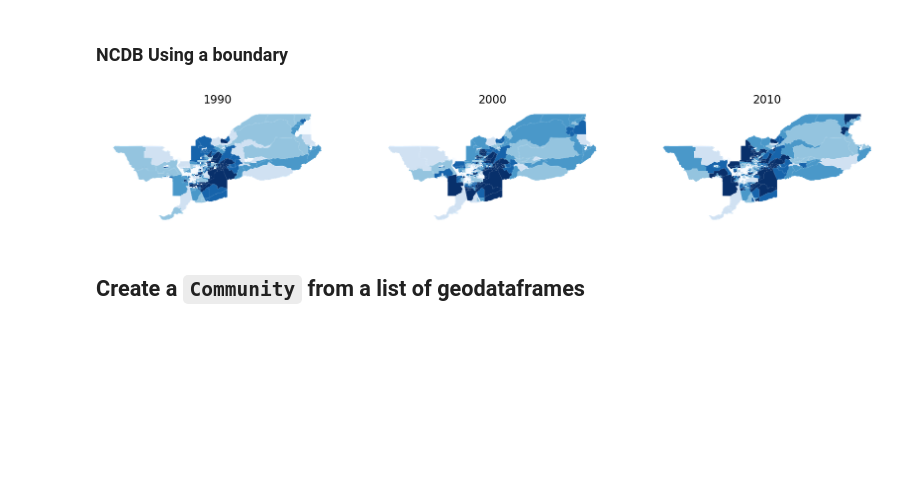
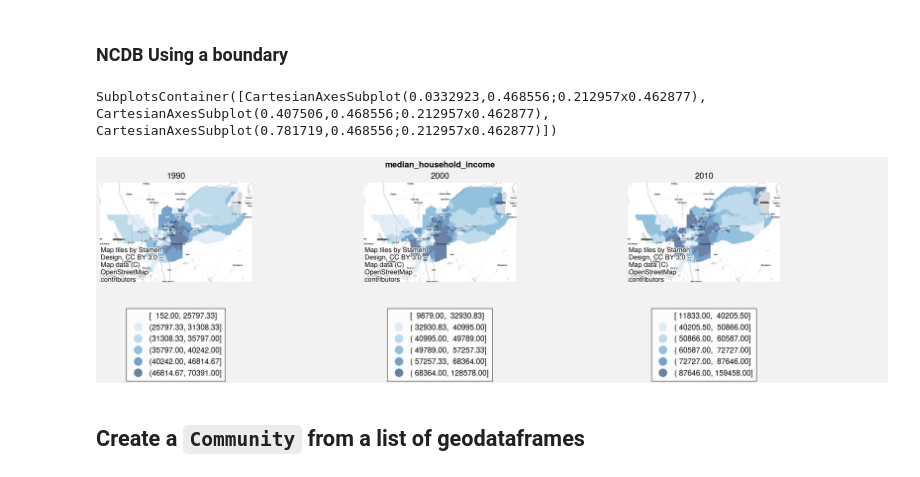
Before and after one commit to oturns/geosnap, a Jupyter notebook: examples/02_creating_community_datasets.ipynb, the cells around one changed output. Drawn from its saved outputs; the diff is of its cells as text; code cells hidden in the pictures; blank space fills up the shorter version.

```diff
--- a/examples/02_creating_community_datasets.ipynb
+++ b/examples/02_creating_community_datasets.ipynb
@@ -112,7 +113,3 @@ sac = load_example("Sacramento1")
 sac = gpd.read_file(sac.get_path("sacramentot2.shp"))
 # %%
 sacramento = Community.from_ncdb(boundary=sac)
-# %%
-plot(sacramento, 'median_household_income')
-# %% [output]
-[figure, removed]
@@ -119,3 +118,16 @@ plot(sacramento, 'median_household_income')
+# %%
+sacramento.plot_timeseries(
+    "median_household_income",
+    scheme="quantiles",
+    cmap="Blues",
+    k=6,
+    alpha=0.6,
+    ctxmap=ctx.providers.Stamen.TonerLite,
+    years=[1990, 2000, 2010],
+)
+# %% [output]
+SubplotsContainer([CartesianAxesSubplot(0.0332923,0.468556;0.212957x0.462877), CartesianAxesSubplot(0.407506,0.468556;0.212957x0.462877), CartesianAxesSubplot(0.781719,0.468556;0.212957x0.462877)])
+[figure, added]
 # %% [markdown]
 ## Create a `Community` from a list of geodataframes
 # %% [markdown]
```
Also changed, not shown: parts of 21 cells of this notebook, 2 other files.
